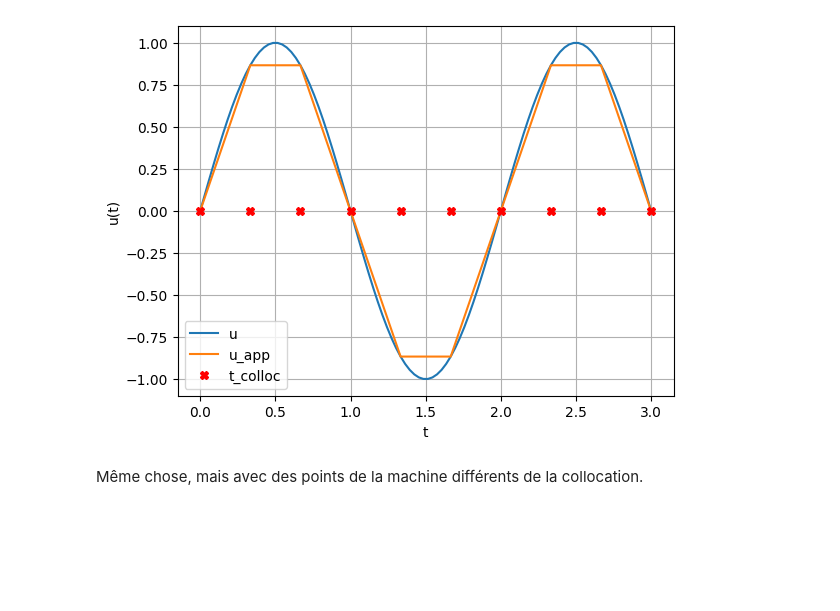
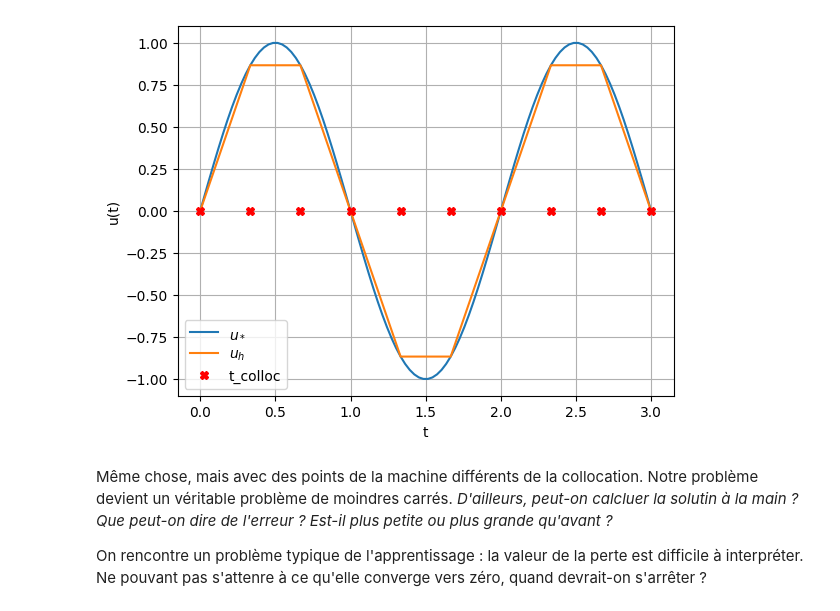
Before and after one commit to beckerrh/Machines-Et-Co, a Jupyter notebook: Cours/Exercices/splines.ipynb, the cells around one changed output. Saved outputs shown, nothing was run; the diff lists cells and outputs as text; code cells hidden in the pictures; blank space fills up the shorter version.

```diff
--- a/Cours/Exercices/splines.ipynb
+++ b/Cours/Exercices/splines.ipynb
@@ -58,19 +70,22 @@ import optax
 
 t0, t1, n_colloc = 0, 3, 10
 t_colloc = np.linspace(t0, t1, n_colloc)
-s1 = S1(t_colloc)
 
 def u(t):
     return np.sin(np.pi * t)
 
 data = (t_colloc, u(t_colloc))
 
+def machine(t_machine, coeff, t):
+    phi = relu_hat_basis(t_machine, t)  # (n_colloc, len(t))
+    return jnp.dot(coeff, phi)
+
 def loss(params):
-    res = data[1] - s1.forward(params,data[0])
+    res = data[1] - machine(t_colloc, params, data[0])
     return jnp.mean(res ** 2)
 
-params = jnp.zeros(shape=(s1.alpha.shape[0]))
-optimizer = optax.lbfgs(learning_rate=0.001)
+params = jnp.zeros(shape=(len(t_colloc)))
+optimizer = optax.lbfgs(learning_rate=0.1)
 opt_state = optimizer.init(params)
 @jax.jit
 def train_step(params, opt_state):
@@ -88,8 +103,8 @@ for epoch in range(n_epochs):
         print(f"Epoch {epoch:7d}, Loss: {loss_value:.3e}")
 
 t_plot = np.linspace(t0, t1, 100)
-plt.plot(t_plot, u(t_plot), label='u')
-plt.plot(t_plot, np.array(s1.forward(params, t_plot)), label='u_app')
+plt.plot(t_plot, u(t_plot), label=r'$u_*$')
+plt.plot(t_plot, np.array(s1.forward(params, t_plot)), label=r'$u_h$')
 plt.plot(t_colloc, np.zeros_like(t_colloc), 'Xr', label='t_colloc')
 plt.legend()
 plt.xlabel("t")
@@ -110,4 +125,6 @@ Epoch      90, Loss: 9.370e-10
-[figure, old version]
+[figure, new version]
 # %% [markdown]
-Même chose, mais avec des points de la machine différents de la collocation.
+Même chose, mais avec des points de la machine différents de la collocation. Notre problème devient un véritable problème de moindres carrés. *D'ailleurs, peut-on calcluer la solutin à la main ? Que peut-on dire de l'erreur ? Est-il plus petite ou plus grande qu'avant ?*
+
+On rencontre un problème typique de l'apprentissage : la valeur de la perte est difficile à interpréter. Ne pouvant pas s'attenre à ce qu'elle converge vers zéro, quand devrait-on s'arrêter ?
 # %%
```
Also changed, not shown: parts of 7 cells of this notebook.
